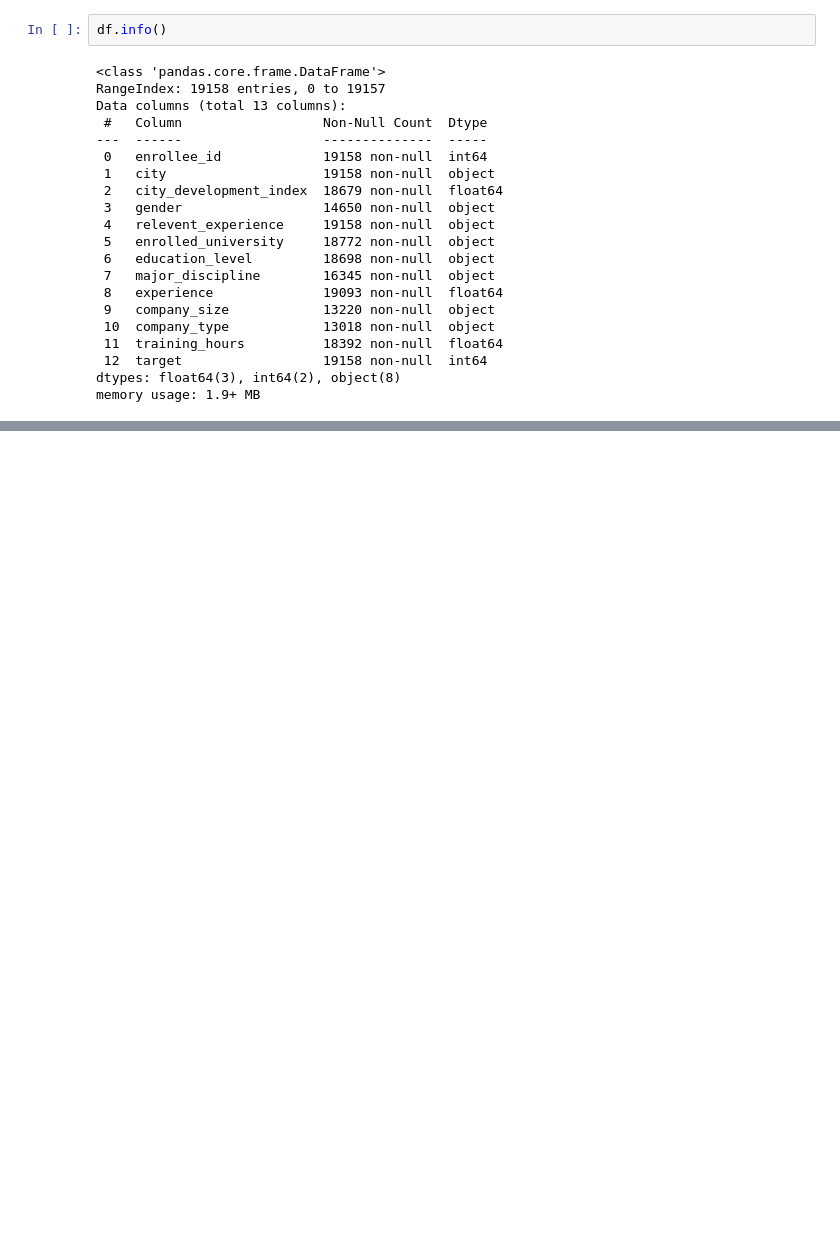
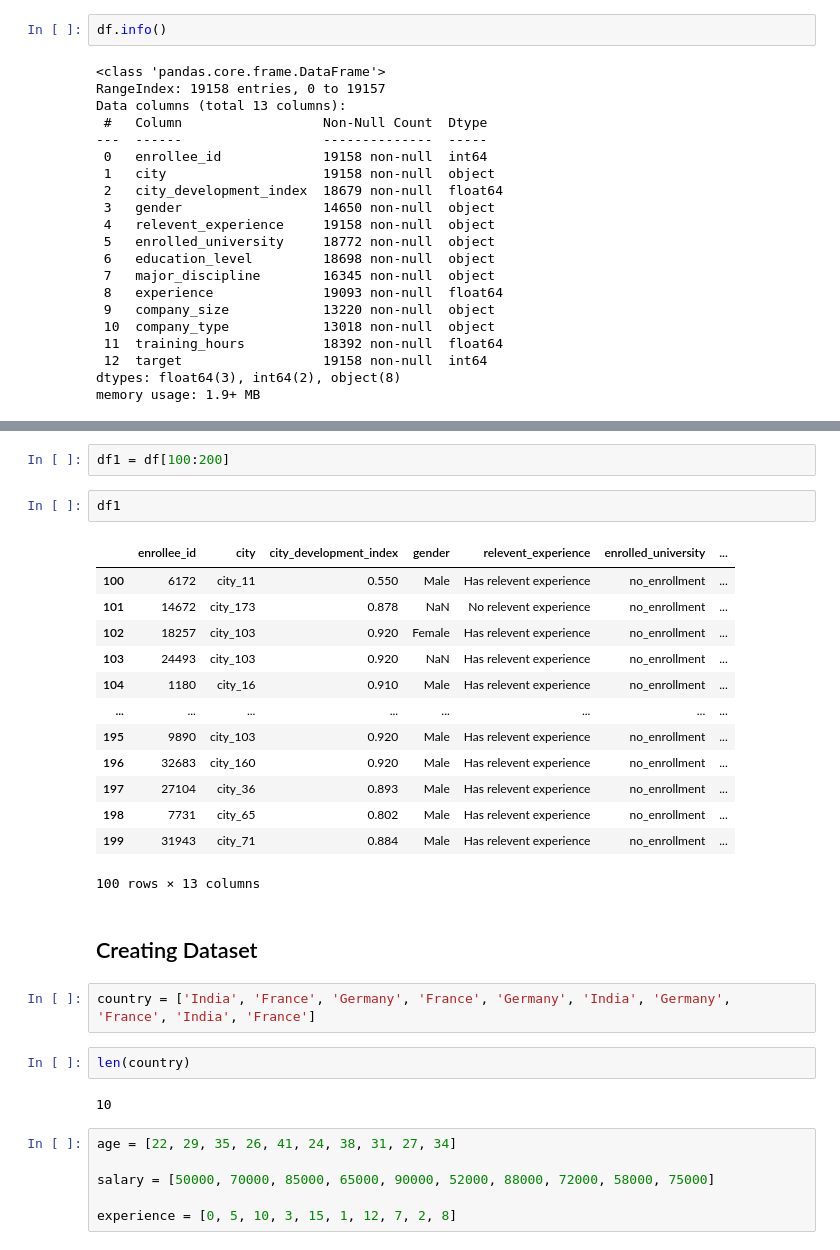
Before and after one commit to Vinay2080/JupyterProject, a Jupyter notebook: experiment_one.ipynb, the cells around one changed output, grey strips where cells are left out. Drawn from its saved outputs; the diff is of its cells as text; blank space fills up the shorter version.

Commit message:
Add data analysis code and Iris dataset

```diff
--- a/experiment_one.ipynb
+++ b/experiment_one.ipynb
@@ -78,0 +127,32 @@ memory usage: 1.9+ MB
+# %%
+df1 = df[100:200]
+# %%
+df1
+# %% [output]
+|  | enrollee_id | city | city_development_index | gender | relevent_experience | enrolled_university | ... |
+| 100 | 6172 | city_11 | 0.550 | Male | Has relevent experience | no_enrollment | ... |
+| 101 | 14672 | city_173 | 0.878 | NaN | No relevent experience | no_enrollment | ... |
+| 102 | 18257 | city_103 | 0.920 | Female | Has relevent experience | no_enrollment | ... |
+| 103 | 24493 | city_103 | 0.920 | NaN | Has relevent experience | no_enrollment | ... |
+| 104 | 1180 | city_16 | 0.910 | Male | Has relevent experience | no_enrollment | ... |
+| ... | ... | ... | ... | ... | ... | ... | ... |
+| 195 | 9890 | city_103 | 0.920 | Male | Has relevent experience | no_enrollment | ... |
+| 196 | 32683 | city_160 | 0.920 | Male | Has relevent experience | no_enrollment | ... |
+| 197 | 27104 | city_36 | 0.893 | Male | Has relevent experience | no_enrollment | ... |
+| 198 | 7731 | city_65 | 0.802 | Male | Has relevent experience | no_enrollment | ... |
+| 199 | 31943 | city_71 | 0.884 | Male | Has relevent experience | no_enrollment | ... |
+100 rows × 13 columns
+# %% [markdown]
+## Creating Dataset
+# %%
+country = ['India', 'France', 'Germany', 'France', 'Germany', 'India', 'Germany', 'France', 'India', 'France']
+# %%
+len(country)
+# %% [output]
+10
+# %%
+age = [22, 29, 35, 26, 41, 24, 38, 31, 27, 34]
+
+salary = [50000, 70000, 85000, 65000, 90000, 52000, 88000, 72000, 58000, 75000]
+
+experience = [0, 5, 10, 3, 15, 1, 12, 7, 2, 8]
```
Also changed, not shown: parts of 8 cells of this notebook, 1 other file.
